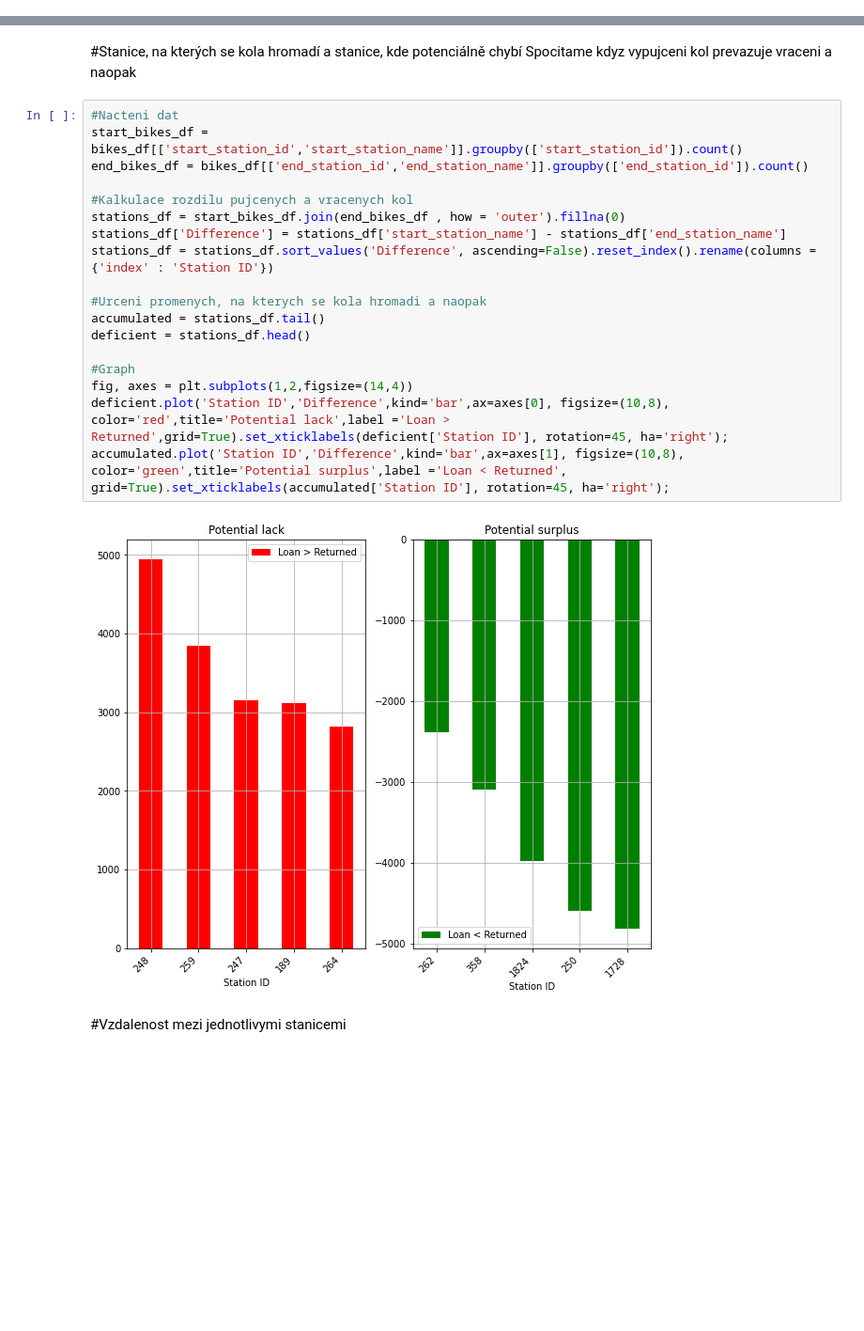
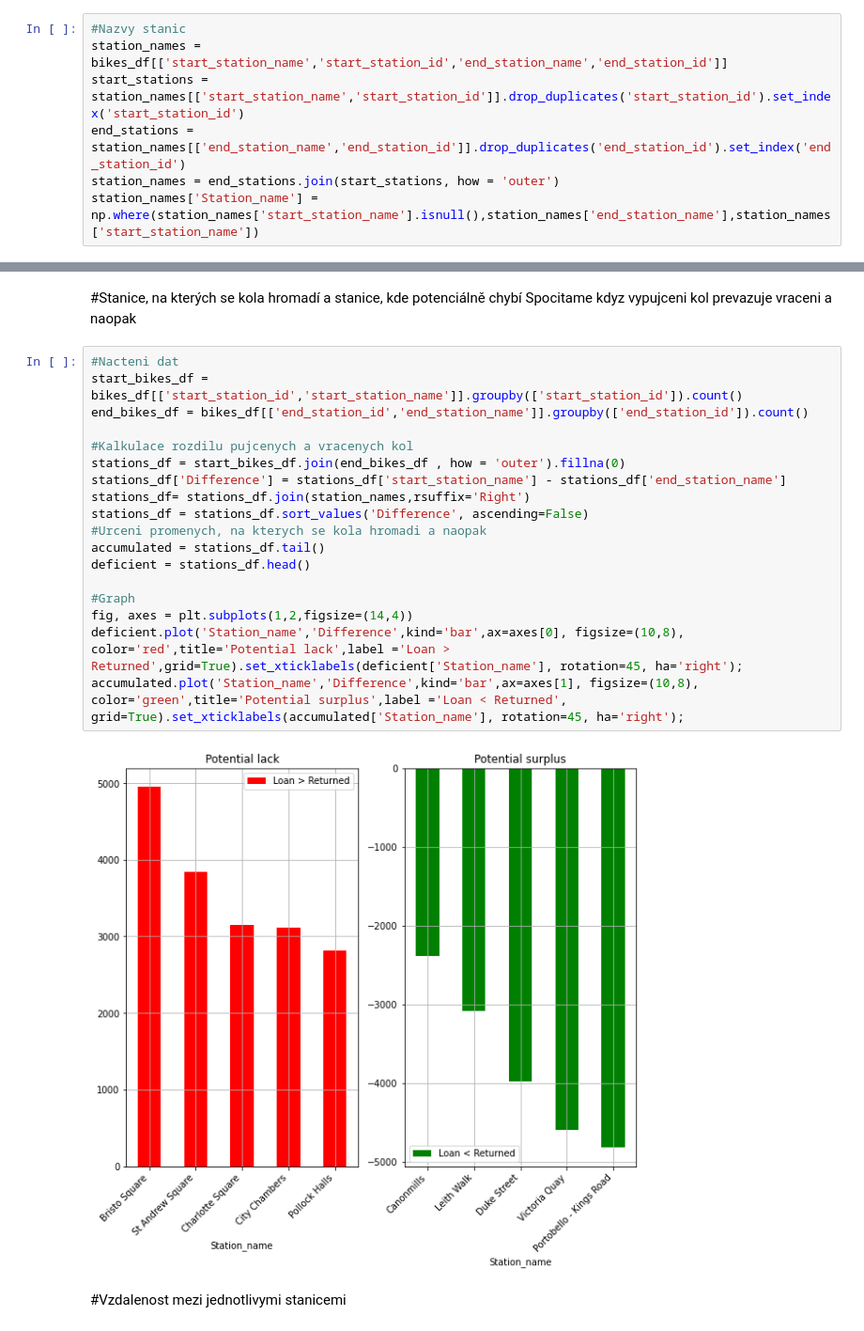
Before and after one commit to ashakir3/Engeto_Pandas, a Jupyter notebook: Engeto.ipynb, the cells around one changed output, grey strips where cells are left out. Shown at 94% size. Cells and saved outputs as stored; diff of their text form; blank space fills up the shorter version.

```diff
--- a/Engeto.ipynb
+++ b/Engeto.ipynb
@@ -16,6 +18,13 @@ Successfully installed pymysql-1.0.2
 # %%
 bikes_df = pd.read_sql("select * from edinburgh_bikes", alchemy_conn)
 weather_df = pd.read_sql("select * from edinburgh_weather", alchemy_conn)
+# %%
+#Nazvy stanic
+station_names =  bikes_df[['start_station_name','start_station_id','end_station_name','end_station_id']]
+start_stations = station_names[['start_station_name','start_station_id']].drop_duplicates('start_station_id').set_index('start_station_id')
+end_stations =  station_names[['end_station_name','end_station_id']].drop_duplicates('end_station_id').set_index('end_station_id')
+station_names = end_stations.join(start_stations, how = 'outer')
+station_names['Station_name'] = np.where(station_names['start_station_name'].isnull(),station_names['end_station_name'],station_names['start_station_name'])
 # %% [markdown]
 # Aktivní a neaktivní stanice
 Pro vypocet budeme pouzivat data z roku 2021, jestli aspon jednou stanice byla pouzita pro pujceni nebo vraceni kol
@@ -79,23 +89,23 @@ Spocitame kdyz vypujceni kol prevazuje vraceni a naopak
 # %%
 #Nacteni dat
 start_bikes_df = bikes_df[['start_station_id','start_station_name']].groupby(['start_station_id']).count()
 end_bikes_df = bikes_df[['end_station_id','end_station_name']].groupby(['end_station_id']).count()
 
 #Kalkulace rozdilu pujcenych a vracenych kol
 stations_df = start_bikes_df.join(end_bikes_df , how = 'outer').fillna(0)
 stations_df['Difference'] = stations_df['start_station_name'] - stations_df['end_station_name']
-stations_df = stations_df.sort_values('Difference', ascending=False).reset_index().rename(columns = {'index' : 'Station ID'})
-
+stations_df= stations_df.join(station_names,rsuffix='Right')
+stations_df = stations_df.sort_values('Difference', ascending=False)
 #Urceni promenych, na kterych se kola hromadi a naopak
 accumulated = stations_df.tail()
 deficient = stations_df.head()
 
 #Graph
 fig, axes = plt.subplots(1,2,figsize=(14,4))
-deficient.plot('Station ID','Difference',kind='bar',ax=axes[0], figsize=(10,8), color='red',title='Potential lack',label ='Loan > Returned',grid=True).set_xticklabels(deficient['Station ID'], rotation=45, ha='right');
-accumulated.plot('Station ID','Difference',kind='bar',ax=axes[1], figsize=(10,8), color='green',title='Potential surplus',label ='Loan < Returned', grid=True).set_xticklabels(accumulated['Station ID'], rotation=45, ha='right');
+deficient.plot('Station_name','Difference',kind='bar',ax=axes[0], figsize=(10,8), color='red',title='Potential lack',label ='Loan > Returned',grid=True).set_xticklabels(deficient['Station_name'], rotation=45, ha='right');
+accumulated.plot('Station_name','Difference',kind='bar',ax=axes[1], figsize=(10,8), color='green',title='Potential surplus',label ='Loan < Returned', grid=True).set_xticklabels(accumulated['Station_name'], rotation=45, ha='right');
 # %% [output]
-[figure, old version]
+[figure, new version]
 # %% [markdown]
 #Vzdalenost mezi jednotlivymi stanicemi
 # %%
```
Also changed, not shown: parts of 8 cells of this notebook.
